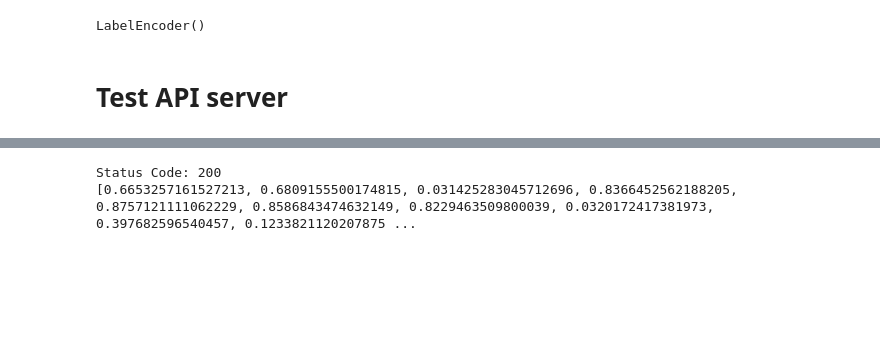
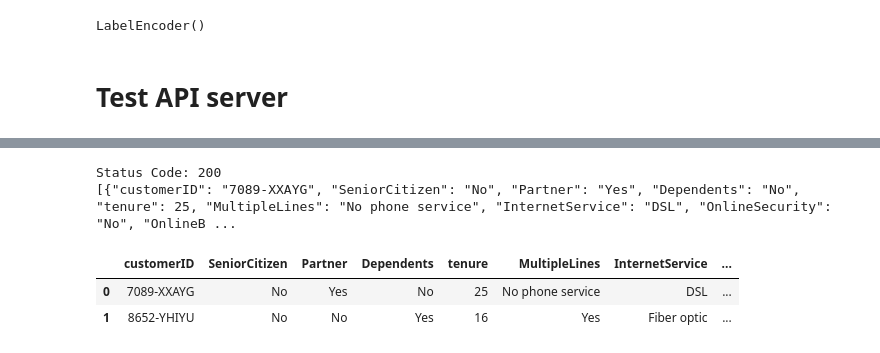
Before and after one commit to Eric-Oliveira-ds/Telco-Customer-Churn, a Jupyter notebook: notebook/make_pipeline_project.ipynb, the cells around one changed output, grey strips where cells are left out. Cells and saved outputs as stored; diff of their text form; code cells hidden in the pictures; blank space fills up the shorter version.

Commit message:
test client api request v1 app.py during run

```diff
--- a/notebook/make_pipeline_project.ipynb
+++ b/notebook/make_pipeline_project.ipynb
@@ -331,10 +314,22 @@ test_api
 # %%
+test_api = X_test.sample(2)
+test_api = test_api.reset_index()
+
 url = 'http://127.0.0.1:5000/predict'
 request_data = json.dumps(test_api.to_dict(orient='records'))
 header = {'Content-type': 'application/json' }
 response = requests.post(url, request_data, headers=header)
 print(f'Status Code: {response.status_code}')
-print (response.text)
+print(response.text)
 # %% [output]
 Status Code: 200
-[0.6653257161527213, 0.6809155500174815, 0.031425283045712696, 0.8366452562188205, 0.8757121111062229, 0.8586843474632149, 0.8229463509800039, 0.0320172417381973, 0.397682596540457, 0.1233821120207875 ...
+[{"customerID": "7089-XXAYG", "SeniorCitizen": "No", "Partner": "Yes", "Dependents": "No", "tenure": 25, "MultipleLines": "No phone service", "InternetService": "DSL", "OnlineSecurity": "No", "OnlineB ...
+# %%
+result_api = response.json()
+df_result = pd.DataFrame(result_api)
+# %%
+df_result
+# %% [output]
+|  | customerID | SeniorCitizen | Partner | Dependents | tenure | MultipleLines | InternetService | ... |
+| 0 | 7089-XXAYG | No | Yes | No | 25 | No phone service | DSL | ... |
+| 1 | 8652-YHIYU | No | No | Yes | 16 | Yes | Fiber optic | ... |
```
Also changed, not shown: parts of 4 cells of this notebook.
